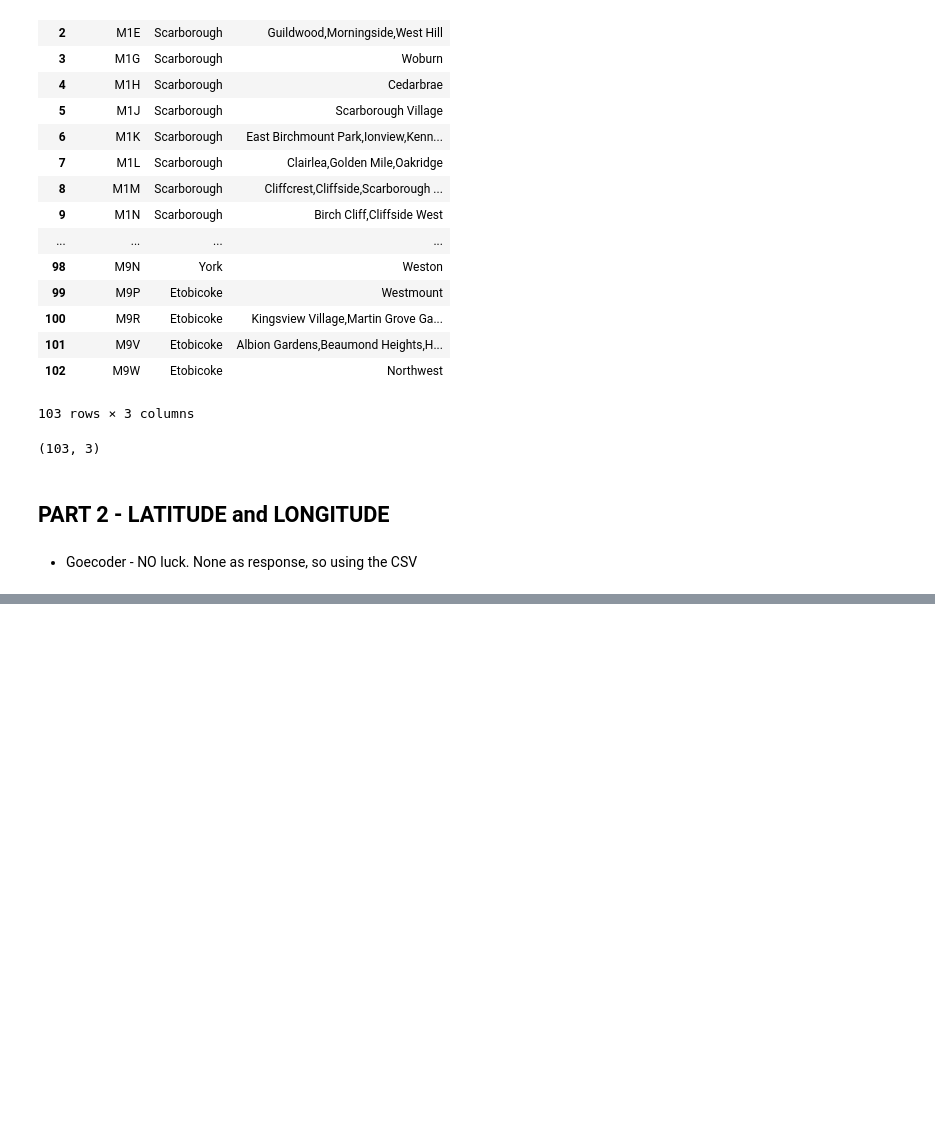
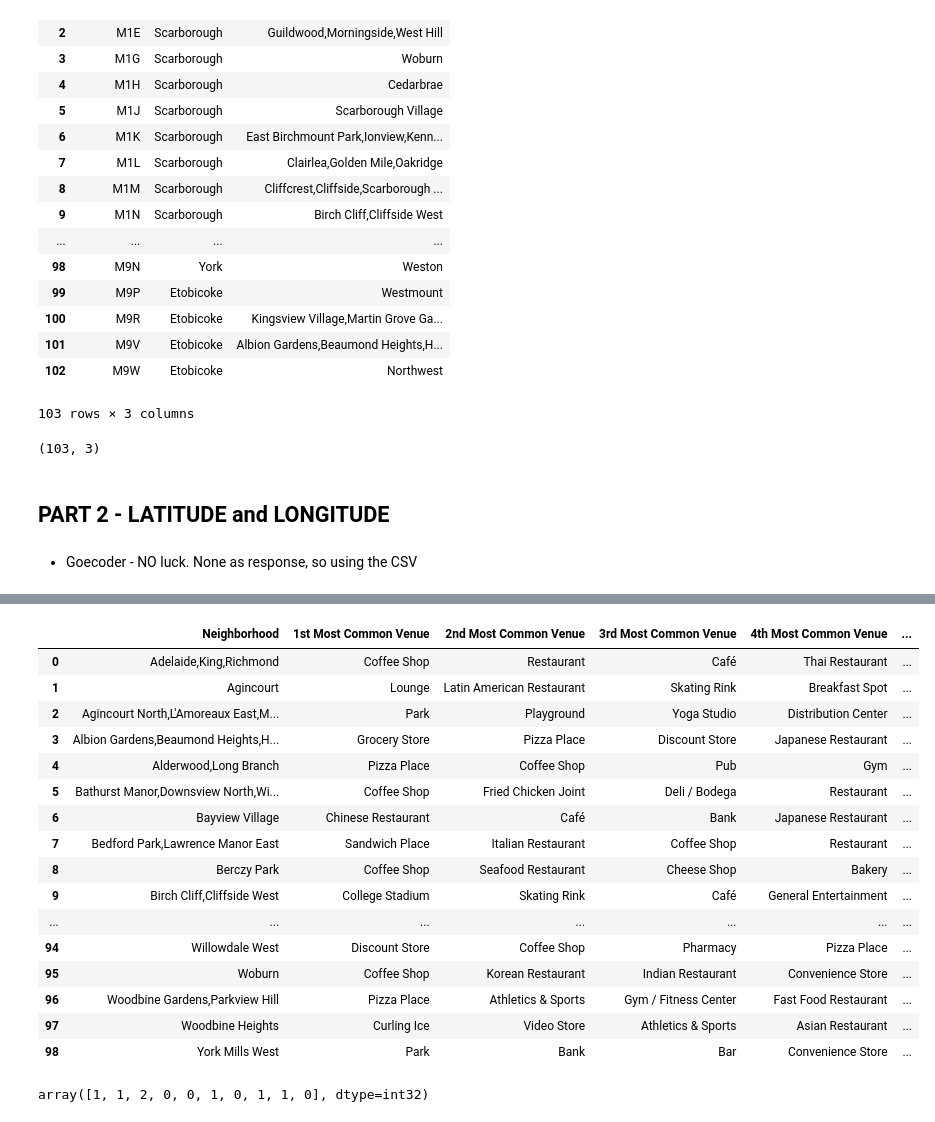
Before and after one commit to AbhiSinha0987/Capstone, a Jupyter notebook: Neighbourhood Toronto_week3.ipynb, the cells around one changed output, grey strips where cells are left out. Saved outputs shown, nothing was run; the diff lists cells and outputs as text; code cells hidden in the pictures; blank space fills up the shorter version.

```diff
--- a/Neighbourhood Toronto_week3.ipynb
+++ b/Neighbourhood Toronto_week3.ipynb
@@ -184,0 +547,57 @@ merged_df
+# %%
+## create the new dataframe and display the top 10 venues for each neighborhood.
+
+num_top_venues = 10
+
+indicators = ['st', 'nd', 'rd']
+
+# create columns according to number of top venues
+columns = ['Neighborhood']
+for ind in np.arange(num_top_venues):
+    try:
+        columns.append('{}{} Most Common Venue'.format(ind+1, indicators[ind]))
+    except:
+        columns.append('{}th Most Common Venue'.format(ind+1))
+
+# create a new dataframe
+neighborhoods_venues_sorted = pd.DataFrame(columns=columns)
+neighborhoods_venues_sorted['Neighborhood'] = toronto_grouped['Neighborhood']
+
+for ind in np.arange(toronto_grouped.shape[0]):
+    neighborhoods_venues_sorted.iloc[ind, 1:] = return_most_common_venues(toronto_grouped.iloc[ind, :], num_top_venues)
+
+neighborhoods_venues_sorted
+# %% [output]
+|  | Neighborhood | 1st Most Common Venue | 2nd Most Common Venue | 3rd Most Common Venue | 4th Most Common Venue | ... |
+| 0 | Adelaide,King,Richmond | Coffee Shop | Restaurant | Café | Thai Restaurant | ... |
+| 1 | Agincourt | Lounge | Latin American Restaurant | Skating Rink | Breakfast Spot | ... |
+| 2 | Agincourt North,L'Amoreaux East,M... | Park | Playground | Yoga Studio | Distribution Center | ... |
+| 3 | Albion Gardens,Beaumond Heights,H... | Grocery Store | Pizza Place | Discount Store | Japanese Restaurant | ... |
+| 4 | Alderwood,Long Branch | Pizza Place | Coffee Shop | Pub | Gym | ... |
+| 5 | Bathurst Manor,Downsview North,Wi... | Coffee Shop | Fried Chicken Joint | Deli / Bodega | Restaurant | ... |
+| 6 | Bayview Village | Chinese Restaurant | Café | Bank | Japanese Restaurant | ... |
+| 7 | Bedford Park,Lawrence Manor East | Sandwich Place | Italian Restaurant | Coffee Shop | Restaurant | ... |
+| 8 | Berczy Park | Coffee Shop | Seafood Restaurant | Cheese Shop | Bakery | ... |
+| 9 | Birch Cliff,Cliffside West | College Stadium | Skating Rink | Café | General Entertainment | ... |
+| ... | ... | ... | ... | ... | ... | ... |
+| 94 | Willowdale West | Discount Store | Coffee Shop | Pharmacy | Pizza Place | ... |
+| 95 | Woburn | Coffee Shop | Korean Restaurant | Indian Restaurant | Convenience Store | ... |
+| 96 | Woodbine Gardens,Parkview Hill | Pizza Place | Athletics & Sports | Gym / Fitness Center | Fast Food Restaurant | ... |
+| 97 | Woodbine Heights | Curling Ice | Video Store | Athletics & Sports | Asian Restaurant | ... |
+| 98 | York Mills West | Park | Bank | Bar | Convenience Store | ... |
+# %%
+## Cluster Neighborhoods
+## Run k-means to cluster the neighborhood into 5 clusters.
+
+# set number of clusters
+kclusters = 5
+
+toronto_grouped_clustering = toronto_grouped.drop('Neighborhood', 1)
+
+# run k-means clustering
+kmeans = KMeans(n_clusters=kclusters, random_state=0).fit(toronto_grouped_clustering)
+
+# check cluster labels generated for each row in the dataframe
+kmeans.labels_[0:10]
+# %% [output]
+array([1, 1, 2, 0, 0, 1, 0, 1, 1, 0], dtype=int32)
```
Also changed, not shown: parts of 38 cells of this notebook.
